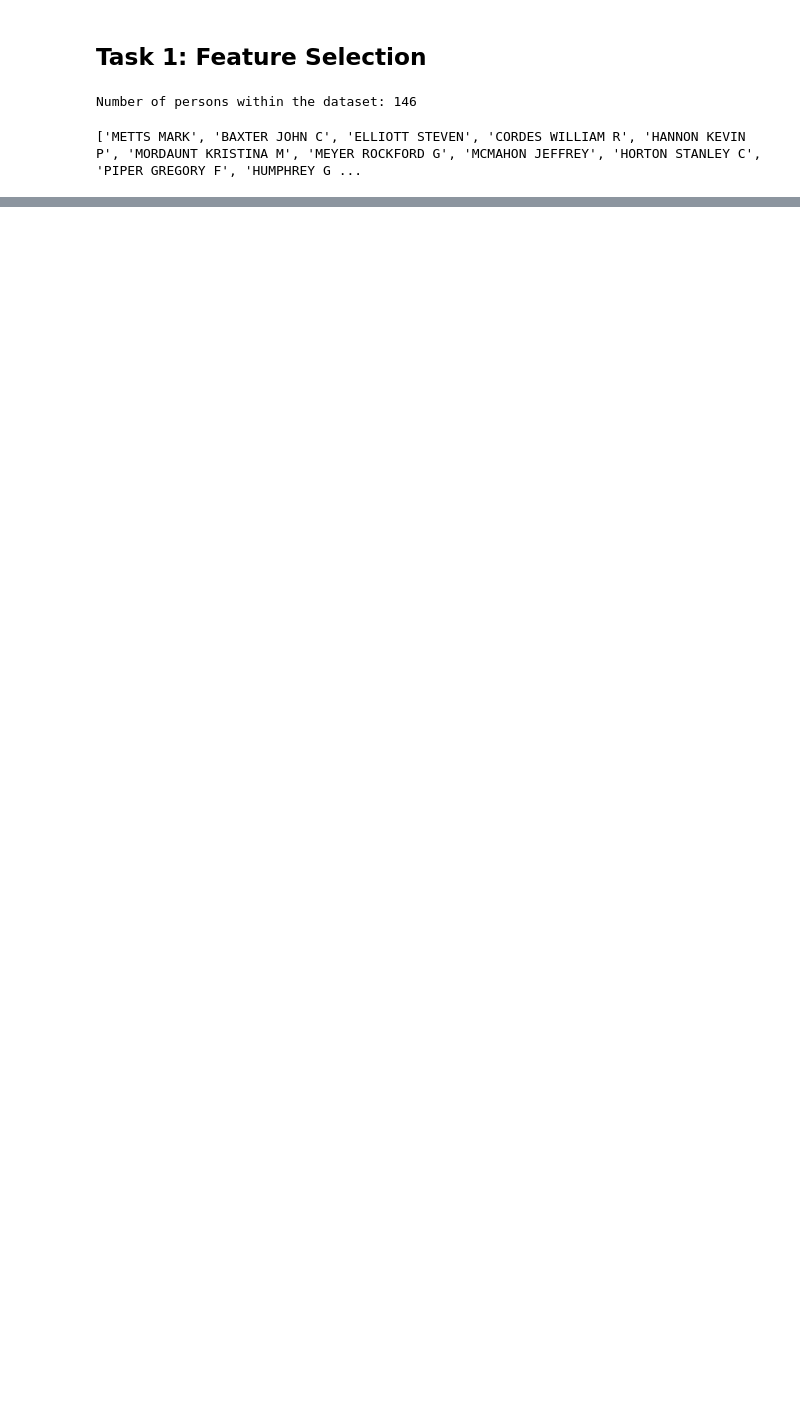
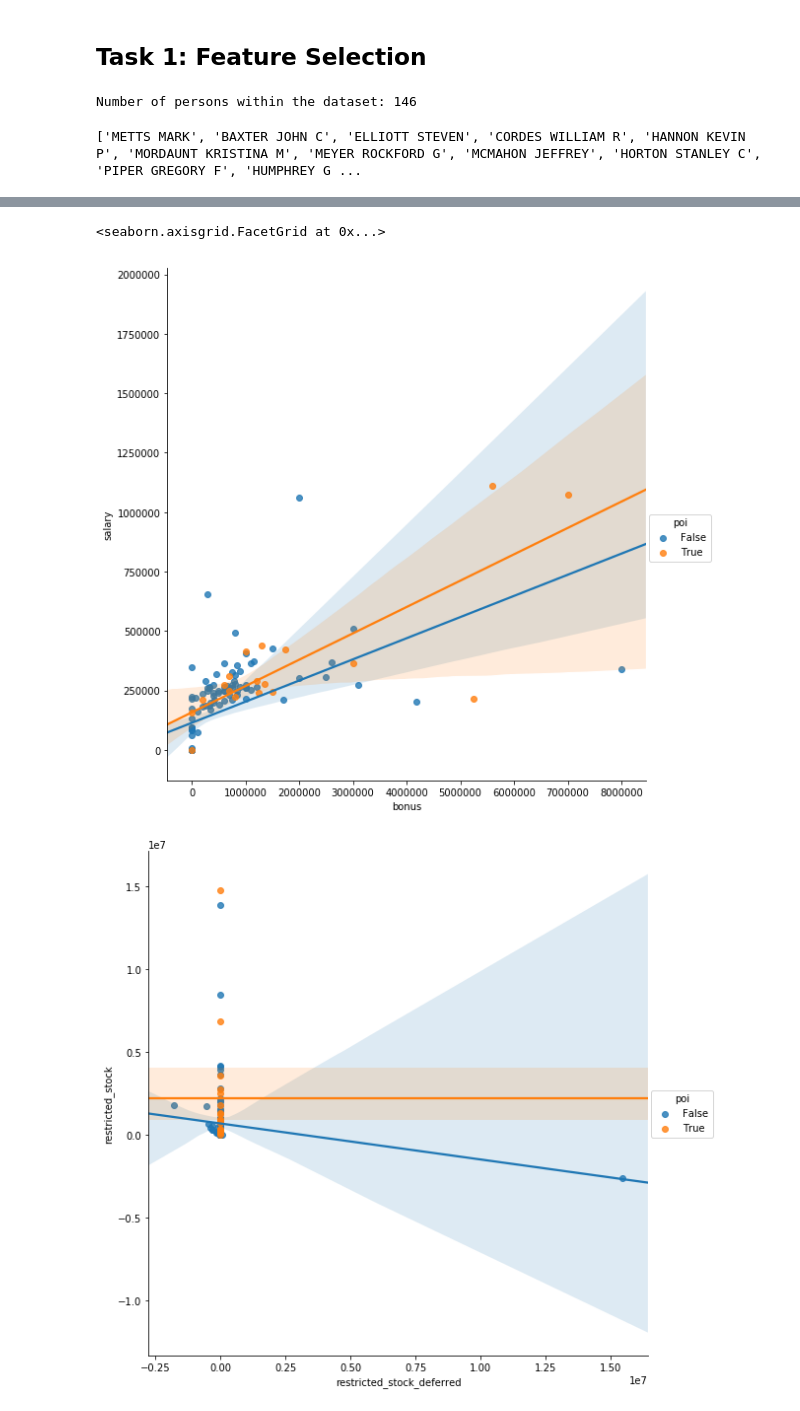
Before and after one commit to DerRuffi/Udacity_ML, a Jupyter notebook: final_project/poi_id.ipynb, the cells around one changed output, grey strips where cells are left out. Saved outputs shown, nothing was run; the diff lists cells and outputs as text; code cells hidden in the pictures; blank space fills up the shorter version.

```diff
--- a/final_project/poi_id.ipynb
+++ b/final_project/poi_id.ipynb
@@ -47,0 +115,8 @@ print data_dict['METTS MARK']
+# %%
+#sns.pairplot(df, vars=['salary', 'total_payments'], hue= 'poi', size = 5)
+sns.lmplot(data = df, x = 'bonus', y = 'salary', hue = 'poi', size = 8)
+sns.lmplot(data = df, x = 'restricted_stock_deferred', y = 'restricted_stock', hue = 'poi', size = 8)
+# %% [output]
+<seaborn.axisgrid.FacetGrid at 0x...>
+[figure, added]
+[figure, added]
```
Also changed, not shown: parts of 22 cells of this notebook.
